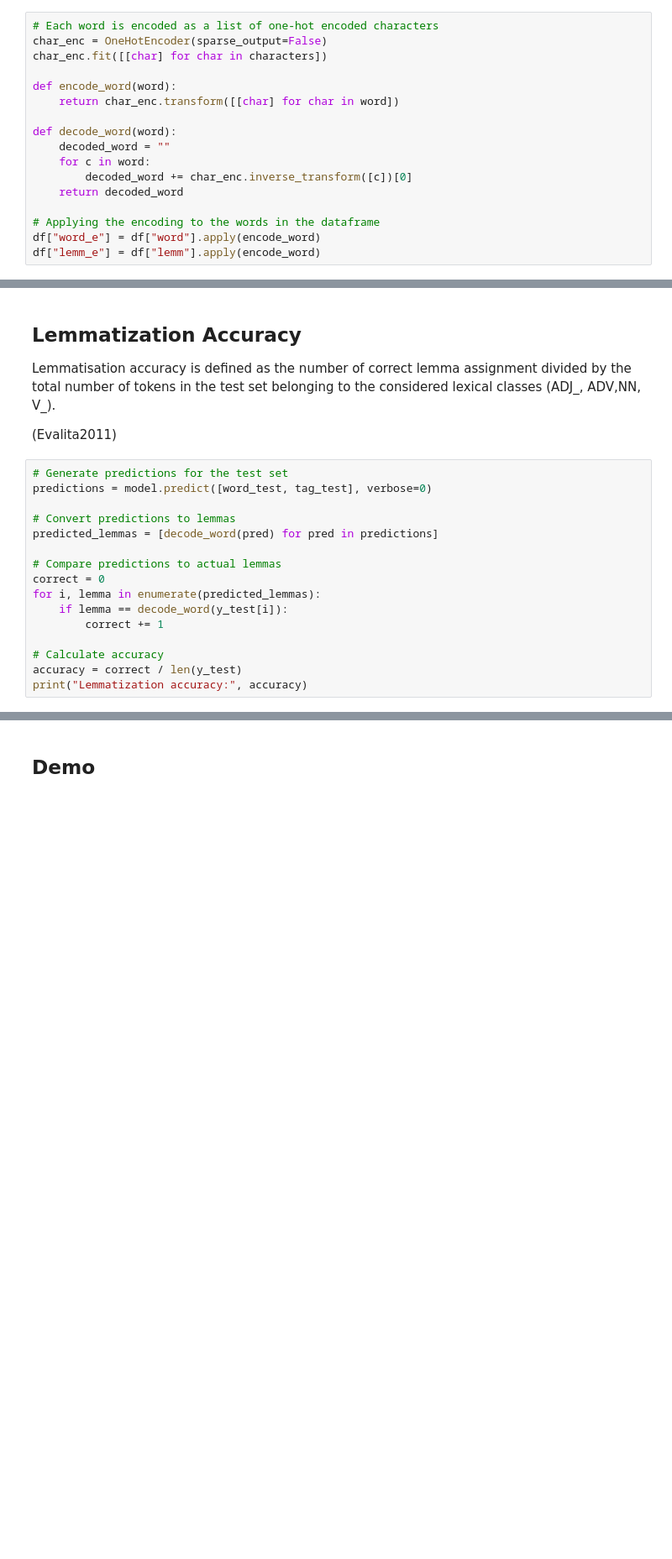
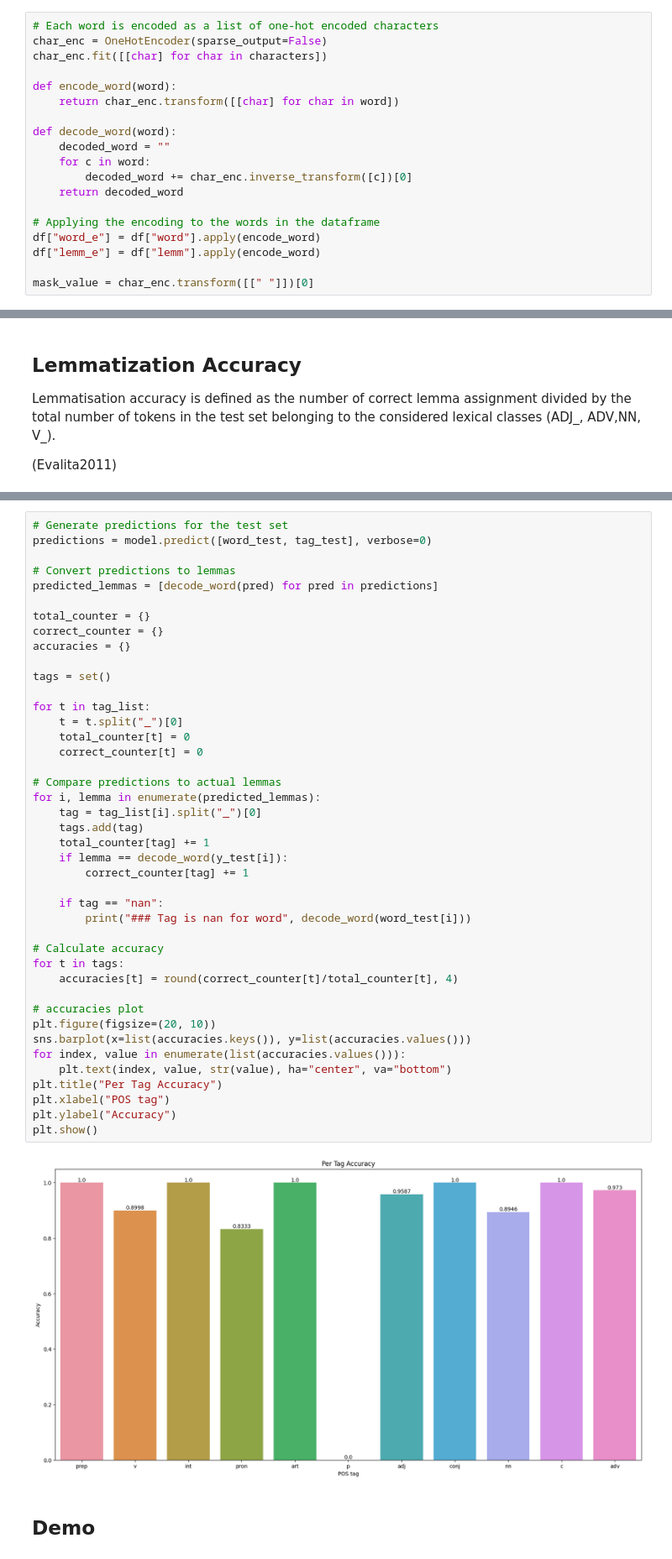
Before and after one commit to filippobartolucci/Italian-Lemmatizer, a Jupyter notebook: it_lemmatization.ipynb, the cells around one changed output, grey strips where cells are left out. Shown at 84% size. Drawn from its saved outputs; the diff is of its cells as text; blank space fills up the shorter version.

Commit message:
better accuracy

```diff
--- a/it_lemmatization.ipynb
+++ b/it_lemmatization.ipynb
@@ -142,4 +148,6 @@ def decode_word(word):
 # Applying the encoding to the words in the dataframe
 df["word_e"] = df["word"].apply(encode_word)
 df["lemm_e"] = df["lemm"].apply(encode_word)
+
+mask_value = char_enc.transform([[" "]])[0]
 # %% [markdown]
@@ -313,19 +316,3 @@ print('### Test Loss: %f' % (loss))
 Lemmatisation accuracy is defined as the number of correct lemma assignment divided by the total number of tokens in the test set belonging to the considered lexical classes (ADJ_, ADV,NN, V_).
 
 (Evalita2011)
-# %%
-# Generate predictions for the test set
-predictions = model.predict([word_test, tag_test], verbose=0)
-
-# Convert predictions to lemmas
-predicted_lemmas = [decode_word(pred) for pred in predictions]
-
-# Compare predictions to actual lemmas
-correct = 0
-for i, lemma in enumerate(predicted_lemmas):
-    if lemma == decode_word(y_test[i]):
-        correct += 1
-
-# Calculate accuracy
-accuracy = correct / len(y_test)
-print("Lemmatization accuracy:", accuracy)
@@ -339,3 +319,47 @@ Lemmatization accuracy: 0.810546875
+# %%
+# Generate predictions for the test set
+predictions = model.predict([word_test, tag_test], verbose=0)
+
+# Convert predictions to lemmas
+predicted_lemmas = [decode_word(pred) for pred in predictions]
+
+total_counter = {}
+correct_counter = {}
+accuracies = {}
+
+tags = set()
+
+for t in tag_list:
+    t = t.split("_")[0]
+    total_counter[t] = 0
+    correct_counter[t] = 0
+
+# Compare predictions to actual lemmas
+for i, lemma in enumerate(predicted_lemmas):
+    tag = tag_list[i].split("_")[0]
+    tags.add(tag)
+    total_counter[tag] += 1
+    if lemma == decode_word(y_test[i]):
+        correct_counter[tag] += 1
+
+    if tag == "nan":
+        print("### Tag is nan for word", decode_word(word_test[i]))
+
+# Calculate accuracy
+for t in tags:
+    accuracies[t] = round(correct_counter[t]/total_counter[t], 4)
+
+# accuracies plot
+plt.figure(figsize=(20, 10))
+sns.barplot(x=list(accuracies.keys()), y=list(accuracies.values()))
+for index, value in enumerate(list(accuracies.values())):
+    plt.text(index, value, str(value), ha="center", va="bottom")
+plt.title("Per Tag Accuracy")
+plt.xlabel("POS tag")
+plt.ylabel("Accuracy")
+plt.show()
+# %% [output]
+[figure, added]
 # %% [markdown]
 ## Demo
 # %%
```
Also changed, not shown: parts of 16 cells of this notebook, 12 other files.
